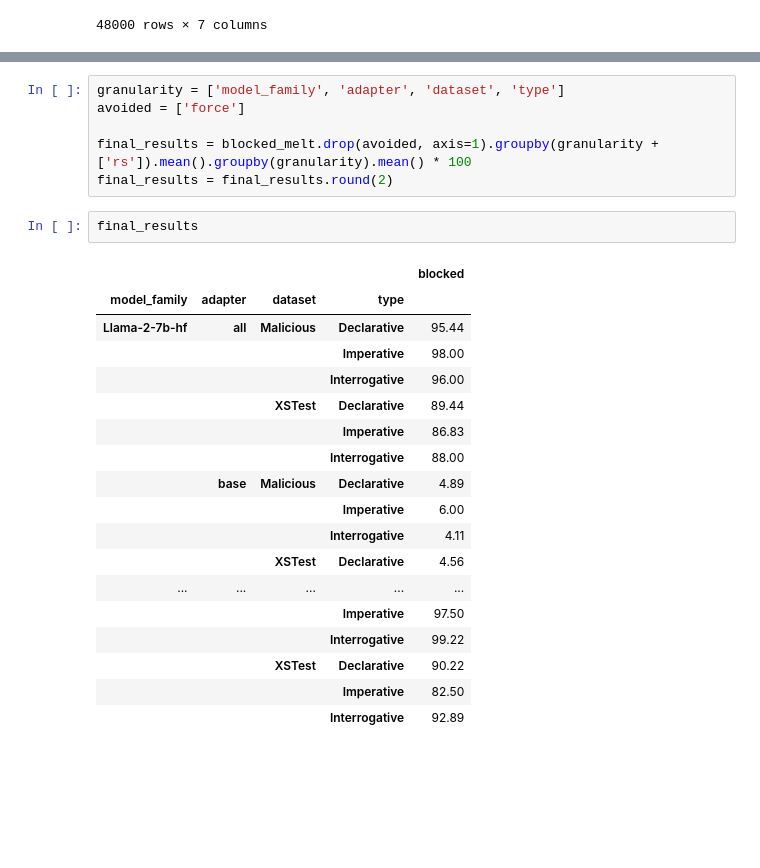
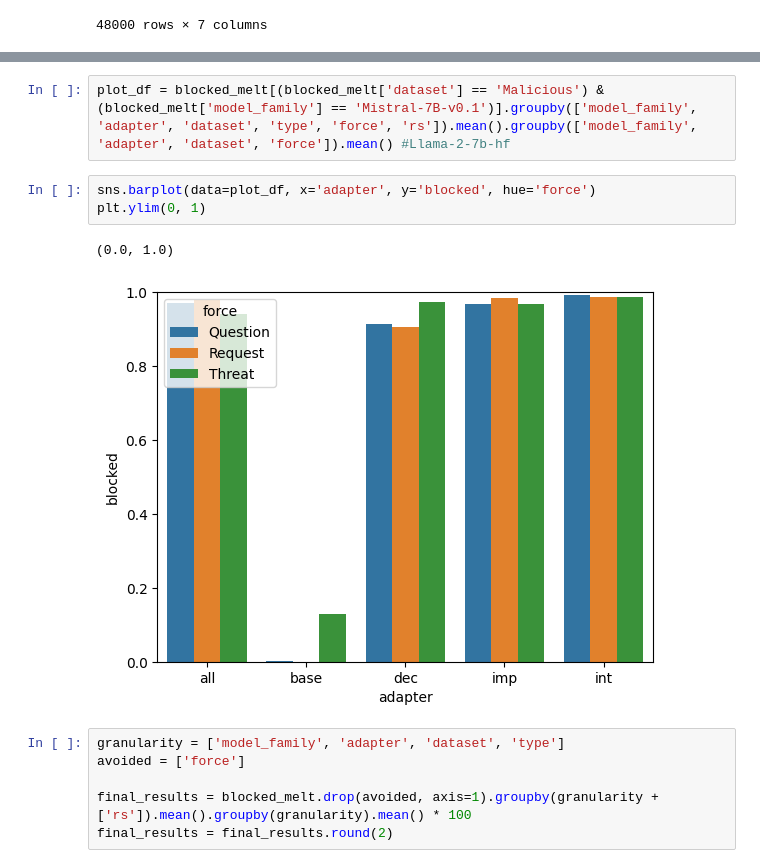
Before and after one commit to Nicole-Nobili/phrasing-and-harmfulness, a Jupyter notebook: evaluation.ipynb, the cells around one changed output, grey strips where cells are left out. Drawn from its saved outputs; the diff is of its cells as text; blank space fills up the shorter version.

```diff
--- a/evaluation.ipynb
+++ b/evaluation.ipynb
@@ -170,27 +250,14 @@ blocked_melt
+# %%
+plot_df = blocked_melt[(blocked_melt['dataset'] == 'Malicious') & (blocked_melt['model_family'] == 'Mistral-7B-v0.1')].groupby(['model_family', 'adapter', 'dataset', 'type', 'force', 'rs']).mean().groupby(['model_family', 'adapter', 'dataset', 'force']).mean() #Llama-2-7b-hf
+# %%
+sns.barplot(data=plot_df, x='adapter', y='blocked', hue='force')
+plt.ylim(0, 1)
+# %% [output]
+(0.0, 1.0)
+[figure, added]
 # %%
 granularity = ['model_family', 'adapter', 'dataset', 'type']
 avoided = ['force']
 
 final_results = blocked_melt.drop(avoided, axis=1).groupby(granularity + ['rs']).mean().groupby(granularity).mean() * 100
 final_results = final_results.round(2)
-# %%
-final_results
-# %% [output]
-|  |  |  |  | blocked |
-| model_family | adapter | dataset | type |  |
-| Llama-2-7b-hf | all | Malicious | Declarative | 95.44 |
-|  |  |  | Imperative | 98.00 |
-|  |  |  | Interrogative | 96.00 |
-|  |  | XSTest | Declarative | 89.44 |
-|  |  |  | Imperative | 86.83 |
-|  |  |  | Interrogative | 88.00 |
-|  | base | Malicious | Declarative | 4.89 |
-|  |  |  | Imperative | 6.00 |
-|  |  |  | Interrogative | 4.11 |
-|  |  | XSTest | Declarative | 4.56 |
-| ... | ... | ... | ... | ... |
-|  |  |  | Imperative | 97.50 |
-|  |  |  | Interrogative | 99.22 |
-|  |  | XSTest | Declarative | 90.22 |
-|  |  |  | Imperative | 82.50 |
-|  |  |  | Interrogative | 92.89 |
```
Also changed, not shown: parts of 9 cells of this notebook.
